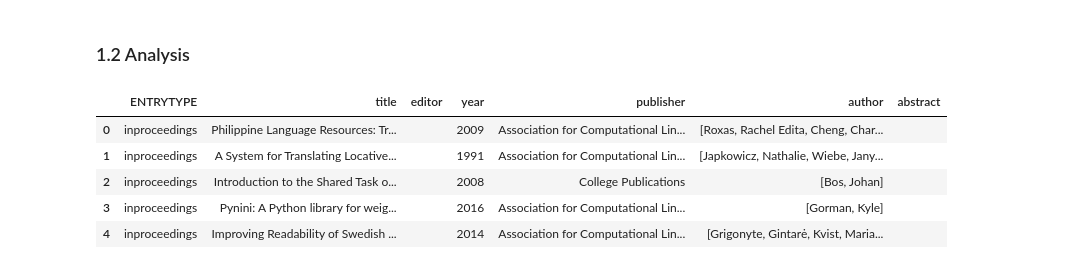
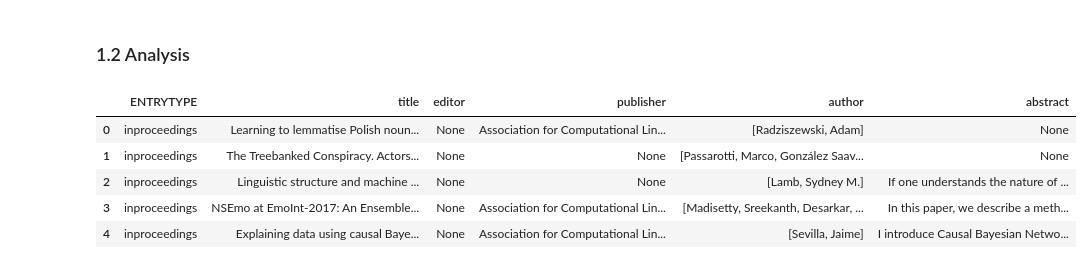
Before and after one commit to larshanen/MLChallenge, a Jupyter notebook: notebooks/Bell_round1.ipynb, the cells around one changed output. Cells and saved outputs as stored; diff of their text form; code cells hidden in the pictures.

```diff
--- a/notebooks/Bell_round1.ipynb
+++ b/notebooks/Bell_round1.ipynb
@@ -13,14 +13,15 @@ import json
 ### 1.2 Analysis
 # %%
 # Store train set in pandas dataframe
-myLabels = pd.DataFrame.from_records(json.load(open('../data/train.json'))).fillna("")
+train = pd.DataFrame.from_records(json.load(open('../data/train.json')))
+test = pd.DataFrame.from_records(json.load(open('../data/test.json')))
 
 # Print first 5 rows
-myLabels.head()
+train.head()
 # %% [output]
-|  | ENTRYTYPE | title | editor | year | publisher | author | abstract |
-| 0 | inproceedings | Philippine Language Resources: Tr... |  | 2009 | Association for Computational Lin... | [Roxas, Rachel Edita, Cheng, Char... |  |
-| 1 | inproceedings | A System for Translating Locative... |  | 1991 | Association for Computational Lin... | [Japkowicz, Nathalie, Wiebe, Jany... |  |
-| 2 | inproceedings | Introduction to the Shared Task o... |  | 2008 | College Publications | [Bos, Johan] |  |
-| 3 | inproceedings | Pynini: A Python library for weig... |  | 2016 | Association for Computational Lin... | [Gorman, Kyle] |  |
-| 4 | inproceedings | Improving Readability of Swedish ... |  | 2014 | Association for Computational Lin... | [Grigonyte, Gintarė, Kvist, Maria... |  |
+|  | ENTRYTYPE | title | editor | publisher | author | abstract |
+| 0 | inproceedings | Learning to lemmatise Polish noun... | None | Association for Computational Lin... | [Radziszewski, Adam] | None |
+| 1 | inproceedings | The Treebanked Conspiracy. Actors... | None | None | [Passarotti, Marco, González Saav... | None |
+| 2 | inproceedings | Linguistic structure and machine ... | None | None | [Lamb, Sydney M.] | If one understands the nature of ... |
+| 3 | inproceedings | NSEmo at EmoInt-2017: An Ensemble... | None | Association for Computational Lin... | [Madisetty, Sreekanth, Desarkar, ... | In this paper, we describe a meth... |
+| 4 | inproceedings | Explaining data using causal Baye... | None | Association for Computational Lin... | [Sevilla, Jaime] | I introduce Causal Bayesian Netwo... |
```
Also changed, not shown: parts of 12 cells of this notebook.
